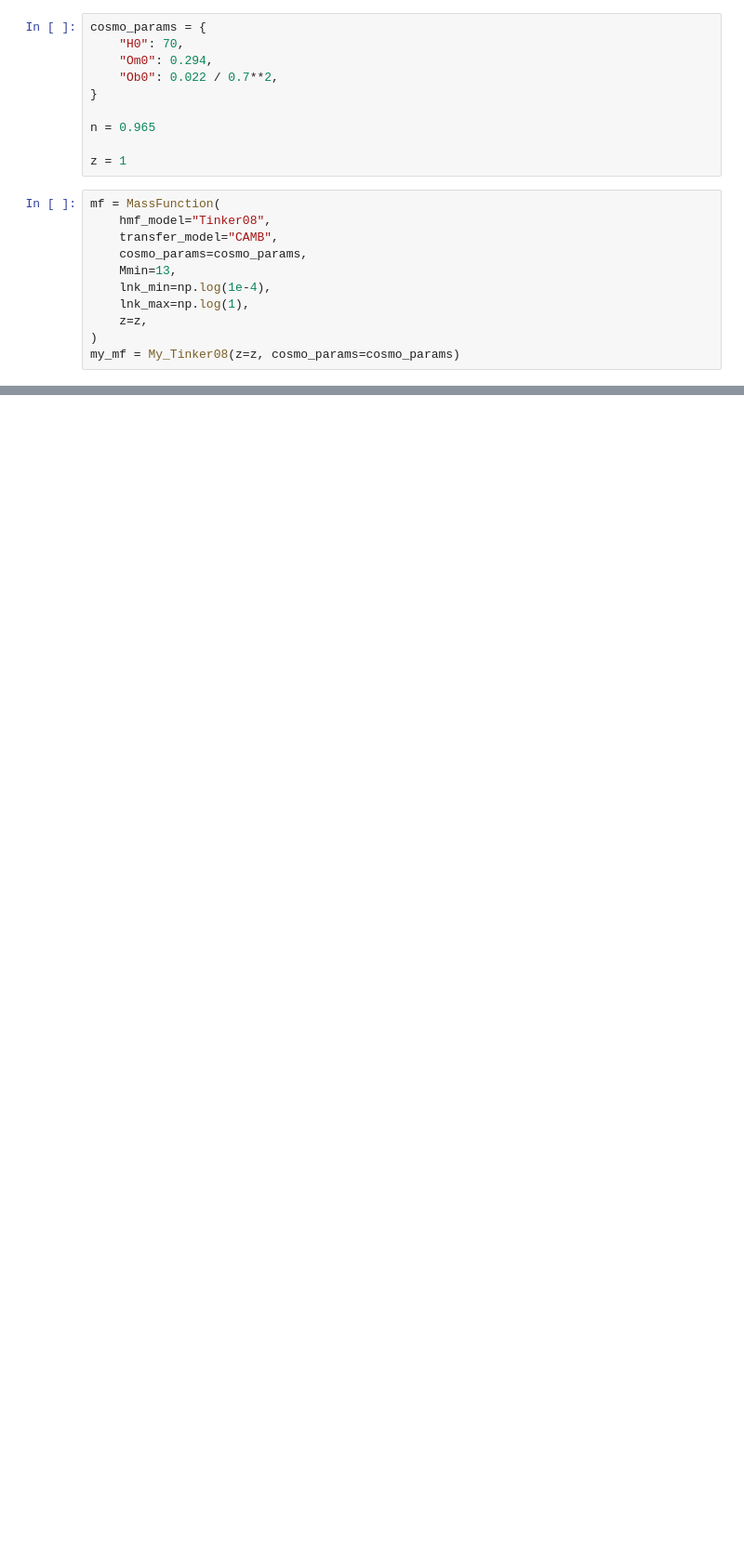
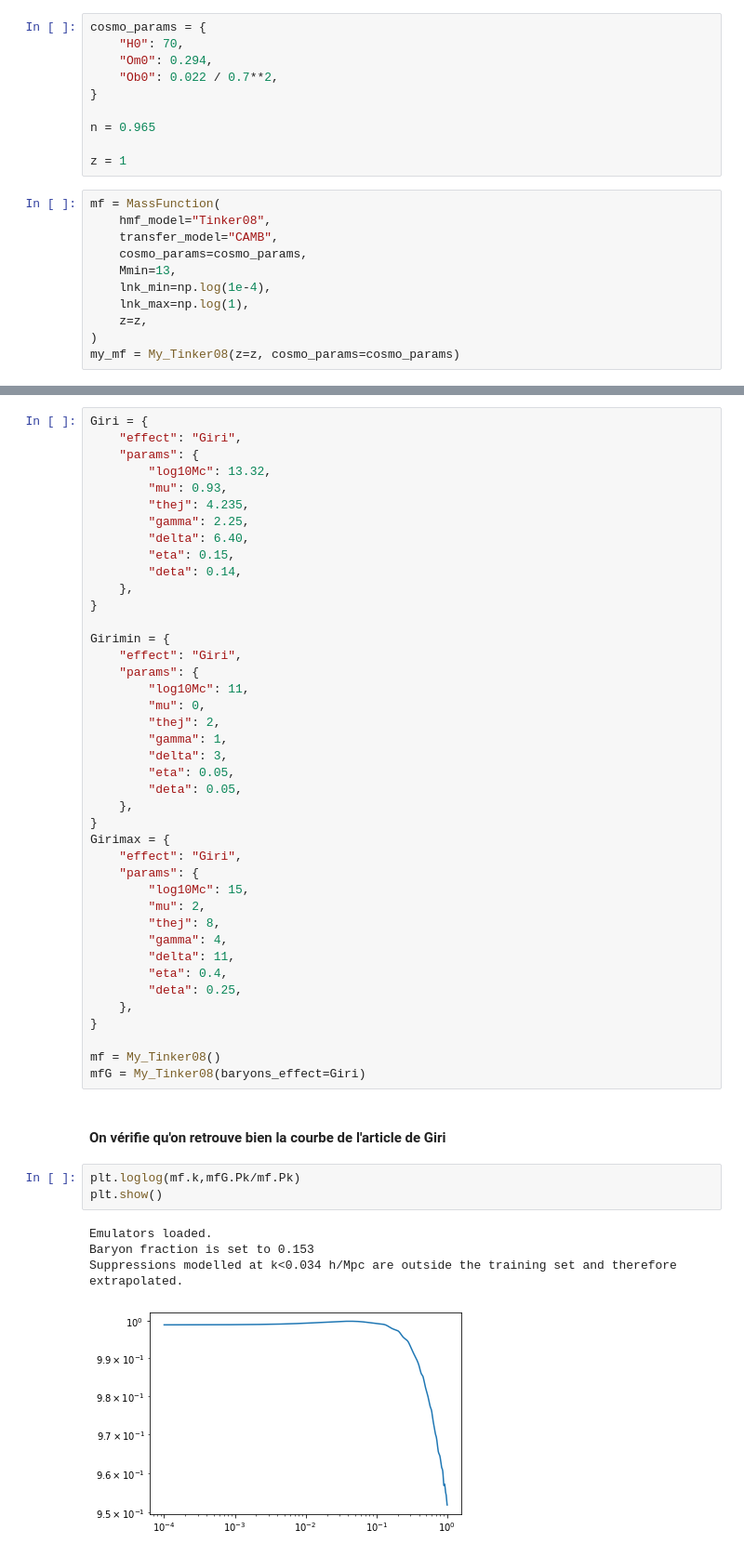
Before and after one commit to Thomas054/My_hmf, a Jupyter notebook: tests.ipynb, the cells around one changed output, grey strips where cells are left out. Shown at 93% size. Drawn from its saved outputs; the diff is of its cells as text; blank space fills up the shorter version.

Commit message:
Suite notebook: effets de Giri

```diff
--- a/tests.ipynb
+++ b/tests.ipynb
@@ -120,0 +128,51 @@ plt.show()
+# %%
+Giri = {
+    "effect": "Giri",
+    "params": {
+        "log10Mc": 13.32,
+        "mu": 0.93,
+        "thej": 4.235,
+        "gamma": 2.25,
+        "delta": 6.40,
+        "eta": 0.15,
+        "deta": 0.14,
+    },
+}
+
+Girimin = {
+    "effect": "Giri",
+    "params": {
+        "log10Mc": 11,
+        "mu": 0,
+        "thej": 2,
+        "gamma": 1,
+        "delta": 3,
+        "eta": 0.05,
+        "deta": 0.05,
+    },
+}
+Girimax = {
+    "effect": "Giri",
+    "params": {
+        "log10Mc": 15,
+        "mu": 2,
+        "thej": 8,
+        "gamma": 4,
+        "delta": 11,
+        "eta": 0.4,
+        "deta": 0.25,
+    },
+}
+
+mf = My_Tinker08()
+mfG = My_Tinker08(baryons_effect=Giri)
+# %% [markdown]
+#### On vérifie qu'on retrouve bien la courbe de l'article de Giri
+# %%
+plt.loglog(mf.k,mfG.Pk/mf.Pk)
+plt.show()
+# %% [output]
+Emulators loaded.
+Baryon fraction is set to 0.153
+Suppressions modelled at k<0.034 h/Mpc are outside the training set and therefore extrapolated.
+[figure, added]
```
Also changed, not shown: parts of 19 cells of this notebook, 2 other files.
